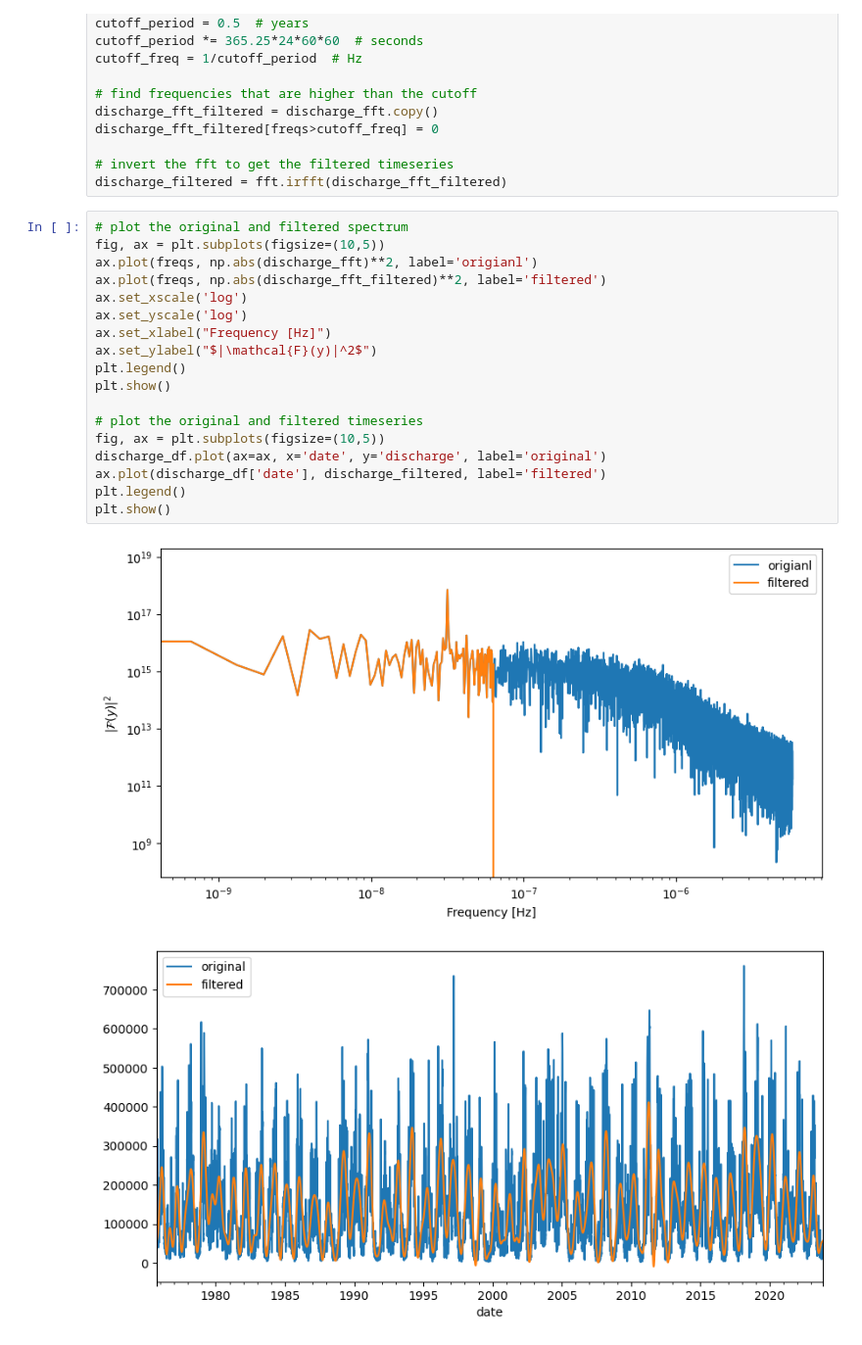
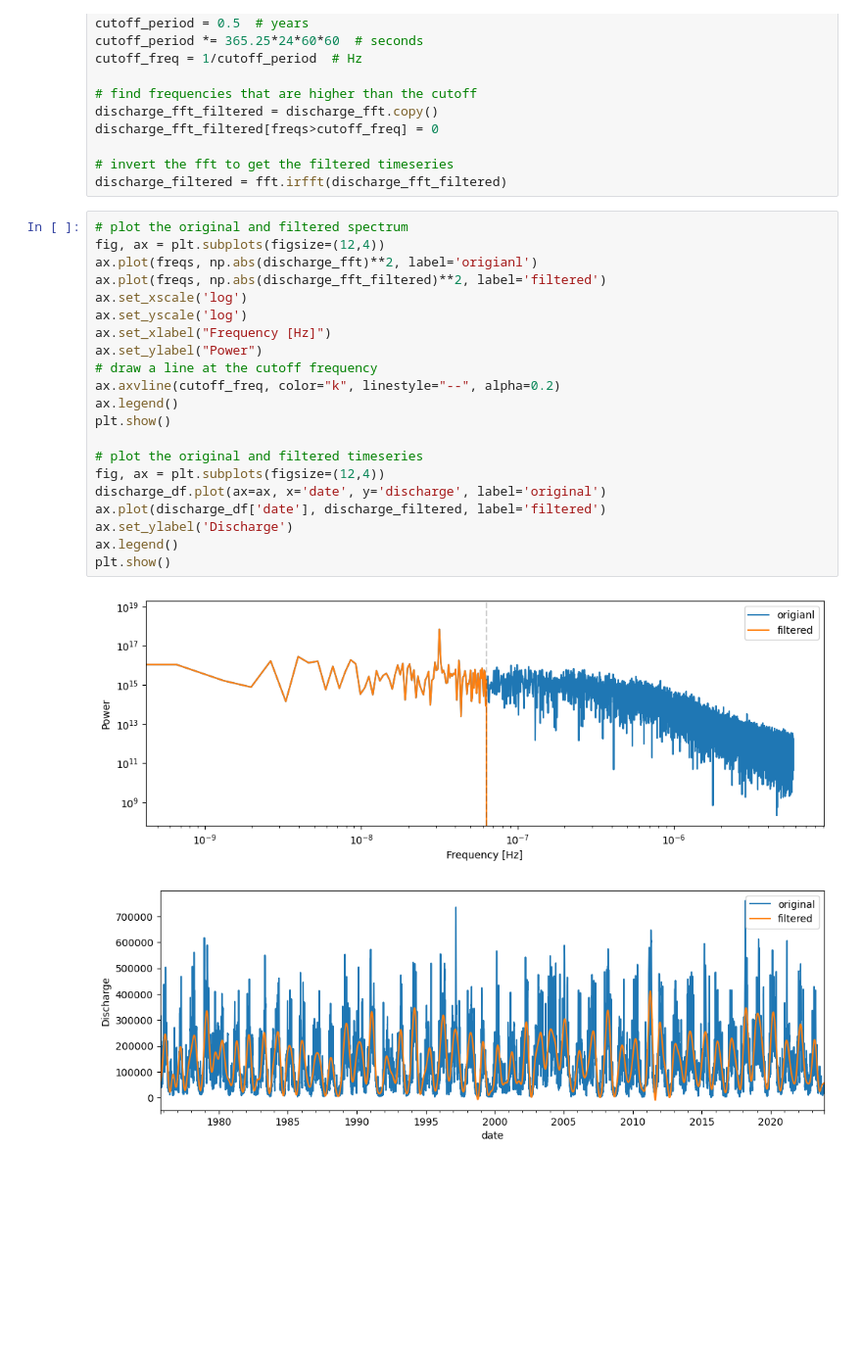
Before and after one commit to match798/G690, a Jupyter notebook: 12_spectral_analysis_continued/12_workalong_01_filter.ipynb, the cells around one changed output. Shown: that part at 98% size. Drawn from its saved outputs; the diff is of its cells as text; blank space fills up the shorter version.

```diff
--- a/12_spectral_analysis_continued/12_workalong_01_filter.ipynb
+++ b/12_spectral_analysis_continued/12_workalong_01_filter.ipynb
@@ -49,22 +49,25 @@ discharge_fft_filtered[freqs>cutoff_freq] = 0
 discharge_filtered = fft.irfft(discharge_fft_filtered)
 # %%
 # plot the original and filtered spectrum
-fig, ax = plt.subplots(figsize=(10,5))
+fig, ax = plt.subplots(figsize=(12,4))
 ax.plot(freqs, np.abs(discharge_fft)**2, label='origianl')
 ax.plot(freqs, np.abs(discharge_fft_filtered)**2, label='filtered')
 ax.set_xscale('log')
 ax.set_yscale('log')
 ax.set_xlabel("Frequency [Hz]")
-ax.set_ylabel("$|\mathcal{F}(y)|^2$")
-plt.legend()
+ax.set_ylabel("Power")
+# draw a line at the cutoff frequency
+ax.axvline(cutoff_freq, color="k", linestyle="--", alpha=0.2)
+ax.legend()
 plt.show()
 
 # plot the original and filtered timeseries
-fig, ax = plt.subplots(figsize=(10,5))
+fig, ax = plt.subplots(figsize=(12,4))
 discharge_df.plot(ax=ax, x='date', y='discharge', label='original')
 ax.plot(discharge_df['date'], discharge_filtered, label='filtered')
-plt.legend()
+ax.set_ylabel('Discharge')
+ax.legend()
 plt.show()
 # %% [output]
-[figure, old version]
+[figure, new version]
-[figure, old version]
+[figure, new version]
```
Also changed, not shown: parts of 6 cells of this notebook.
